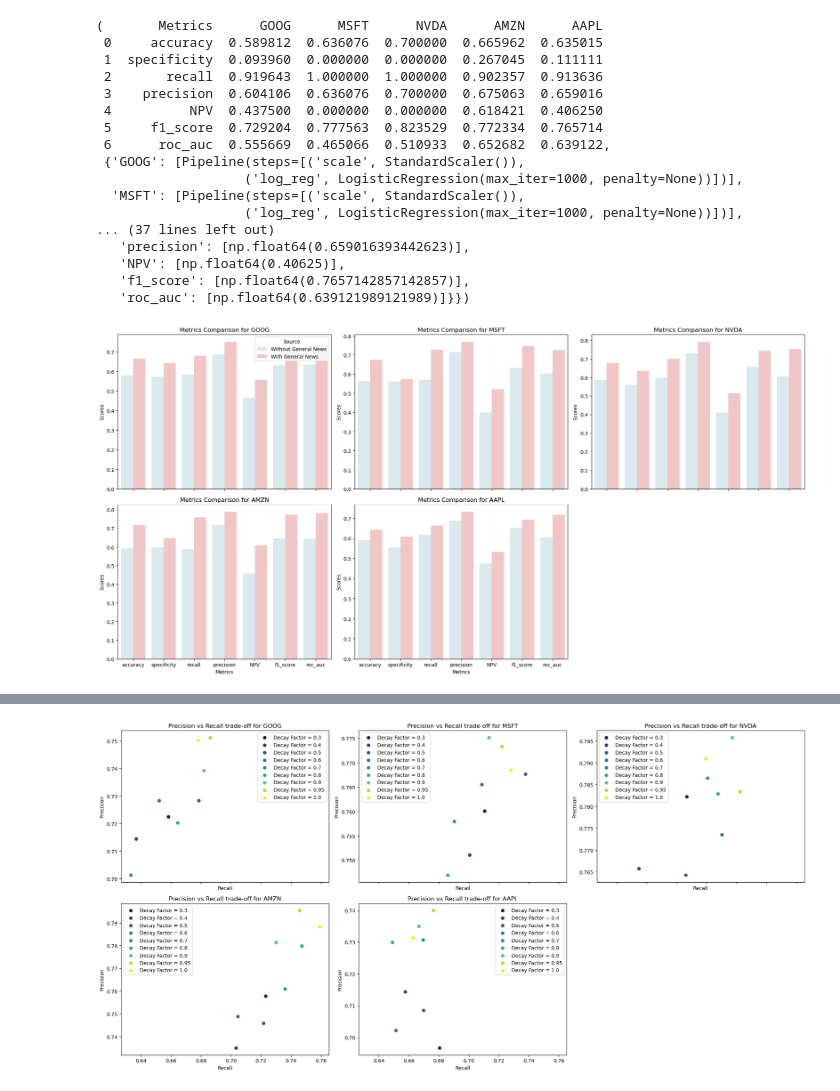
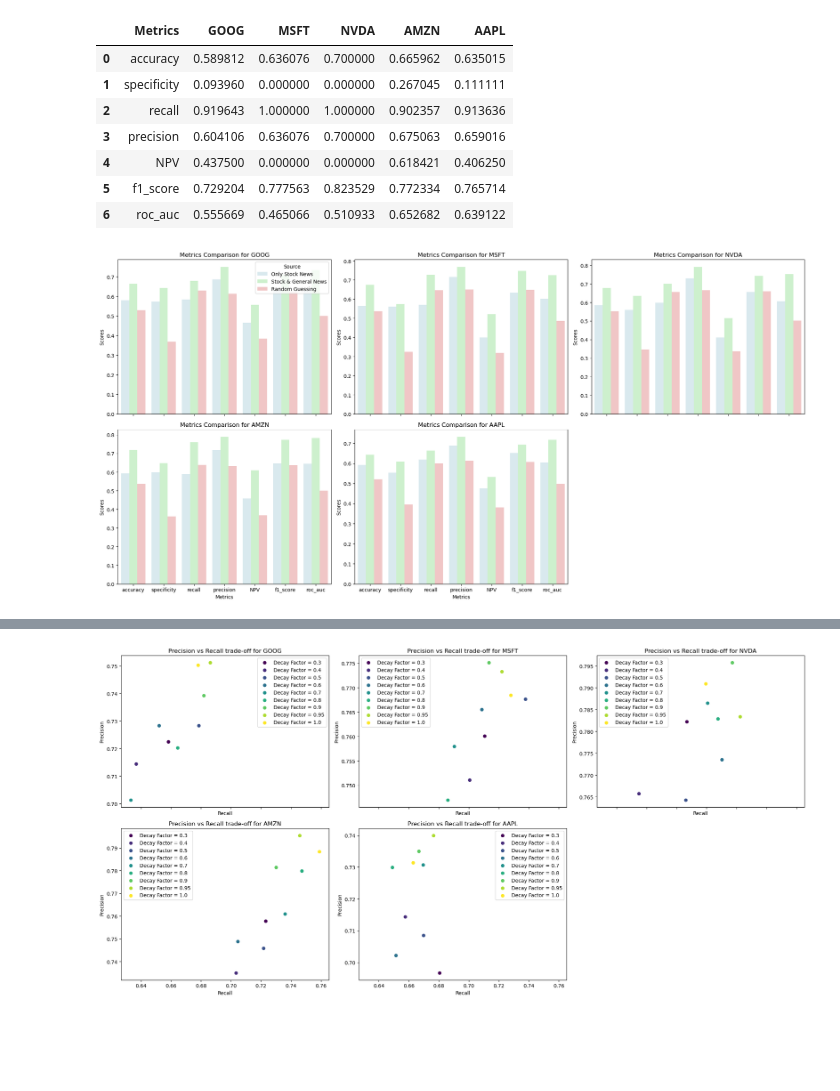
Before and after one commit to rishabhtyagi989/SIGNS_2024, a Jupyter notebook: Model_building.ipynb, the cells around one changed output, grey strips where cells are left out. Saved outputs shown, nothing was run; the diff lists cells and outputs as text; code cells hidden in the pictures; blank space fills up the shorter version.

Commit message:
Added a random guessing baseline model

```diff
--- a/Model_building.ipynb
+++ b/Model_building.ipynb
@@ -159,7 +160,8 @@ def compute_stock_sentiment_changes(stock_symbols, interval_days, decay_factor,
             # Calculate SMA difference (classification)
             if len(sma_list) > 0:  # Ensure there is a previous SMA value to compare
                 prev_sma = sma_list[-1]
-                sma_diff = 0 if prev_sma > sma else 1
+                sma_diff = 0 if prev_sma > sma else sma_diff = 0
+
             else:
                 sma_diff = np.nan  # For the first interval, there is no previous SMA to compare
 
@@ -251,3 +292,3 @@ def fit_sentiments_vs_metric_as_mlr(stock_symbols, results, interval_days, metri
 # %%
-fit_sentiments_vs_metric_as_mlr(stock_symbols, results, interval_days, 'sma')
+fit_sentiments_vs_metric_as_mlr_kfold(stock_symbols, results, interval_days, 'sma')
 # %% [output]
@@ -457,25 +570,16 @@ def fit_sentiments_vs_metric_as_log_reg(stock_symbols, results, interval_days, i
 
     return df_metrics, models, fold_metrics
 # %%
-fit_sentiments_vs_metric_as_log_reg(stock_symbols, results, interval_days, include_news_sentiment=True)
+fit_sentiments_vs_metric_as_log_reg(stock_symbols, results, interval_days, include_news_sentiment=True)[0]
 # %% [output]
-(       Metrics      GOOG      MSFT      NVDA      AMZN      AAPL
- 0     accuracy  0.589812  0.636076  0.700000  0.665962  0.635015
- 1  specificity  0.093960  0.000000  0.000000  0.267045  0.111111
- 2       recall  0.919643  1.000000  1.000000  0.902357  0.913636
- 3    precision  0.604106  0.636076  0.700000  0.675063  0.659016
- 4          NPV  0.437500  0.000000  0.000000  0.618421  0.406250
- 5     f1_score  0.729204  0.777563  0.823529  0.772334  0.765714
- 6      roc_auc  0.555669  0.465066  0.510933  0.652682  0.639122,
- {'GOOG': [Pipeline(steps=[('scale', StandardScaler()),
-                   ('log_reg', LogisticRegression(max_iter=1000, penalty=None))])],
-  'MSFT': [Pipeline(steps=[('scale', StandardScaler()),
-                   ('log_reg', LogisticRegression(max_iter=1000, penalty=None))])],
-... (37 lines left out)
-   'precision': [np.float64(0.659016393442623)],
-   'NPV': [np.float64(0.40625)],
-   'f1_score': [np.float64(0.7657142857142857)],
-   'roc_auc': [np.float64(0.639121989121989)]}})
+|  | Metrics | GOOG | MSFT | NVDA | AMZN | AAPL |
+| 0 | accuracy | 0.589812 | 0.636076 | 0.700000 | 0.665962 | 0.635015 |
+| 1 | specificity | 0.093960 | 0.000000 | 0.000000 | 0.267045 | 0.111111 |
+| 2 | recall | 0.919643 | 1.000000 | 1.000000 | 0.902357 | 0.913636 |
+| 3 | precision | 0.604106 | 0.636076 | 0.700000 | 0.675063 | 0.659016 |
+| 4 | NPV | 0.437500 | 0.000000 | 0.000000 | 0.618421 | 0.406250 |
+| 5 | f1_score | 0.729204 | 0.777563 | 0.823529 | 0.772334 | 0.765714 |
+| 6 | roc_auc | 0.555669 | 0.465066 | 0.510933 | 0.652682 | 0.639122 |
 # %%
 def fit_sentiments_vs_metric_as_xgb_kfold(stock_symbols, results, interval_days, include_news_sentiment, n_splits=5):
     """
@@ -606,11 +710,13 @@ XGB_model_with_news = fit_sentiments_vs_metric_as_xgb_kfold(stock_symbols, resul
 # %%
 y_without_news = XGB_model_without_news[0]
 y_with_news = XGB_model_with_news[0]
+y_random = random_guess_baseline(stock_symbols, results, interval_days, "sma")
 
-y_without_news['Source'] = 'Without General News'
-y_with_news['Source'] = 'With General News'
+y_without_news['Source'] = 'Only Stock News'
+y_with_news['Source'] = 'Stock & General News'
+y_random['Source'] = 'Random Guessing'
 
-combined_data = pd.concat([y_without_news, y_with_news])
+combined_data = pd.concat([y_without_news, y_with_news, y_random])
 
 # Calculate the number of rows and columns for subplots
 n_symbols = len(stock_symbols)
@@ -625,35 +731,35 @@ axes = axes.flatten()
 
 for i, symbol in enumerate(stock_symbols):
     stock_data = combined_data[['Metrics', symbol, 'Source']].rename(columns={symbol: 'Score'})
 
     # Add a barplot to fill the boxes
     sns.barplot(
         x='Metrics', y='Score', hue='Source',
         data=stock_data,
         ax=axes[i],
-        palette={'Without General News': 'lightblue', 'With General News': 'lightcoral'},
+        palette={'Random Guessing': 'lightcoral', 'Only Stock News': 'lightblue', 'Stock & General News': 'lightgreen'},
         alpha=0.5  # Add transparency to bar plot
     )
 
     # Customize each subplot
     axes[i].set_title(f'Metrics Comparison for {symbol}')
     axes[i].set_ylabel('Scores')
     axes[i].set_xlabel('Metrics')
 
     # Add legend only to the first subplot
     if i == 0:
         axes[i].legend(title='Source', loc='upper right')
     else:
         axes[i].get_legend().remove()
 
 # Hide unused subplots (if any)
 for j in range(len(stock_symbols), len(axes)):
     axes[j].axis('off')
 
 plt.tight_layout()
 plt.show()
 # %% [output]
-[figure, old version]
+[figure, new version]
 # %%
 all_metrics = XGB_model_with_news[2]['GOOG'].keys()
 for symbol in stock_symbols:
```
Also changed, not shown: parts of 6 cells of this notebook.
